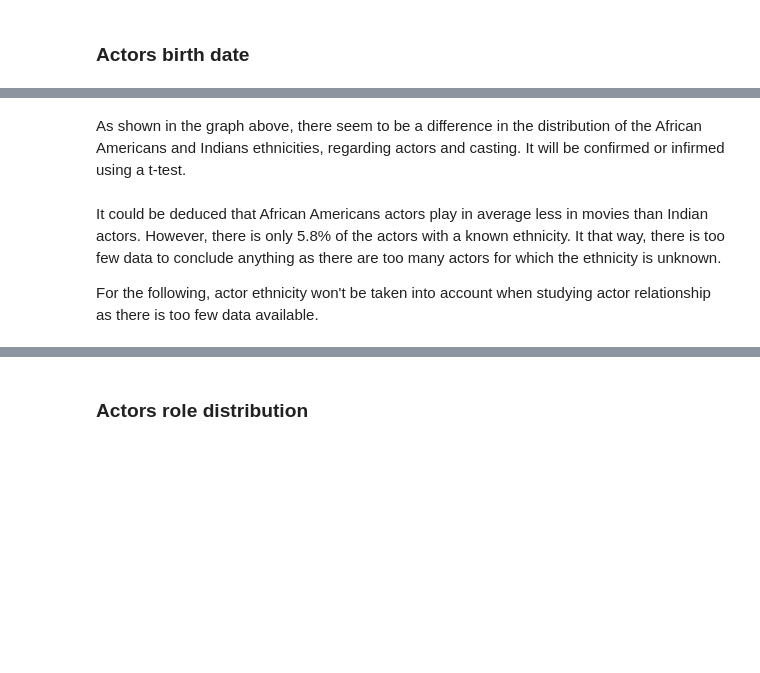
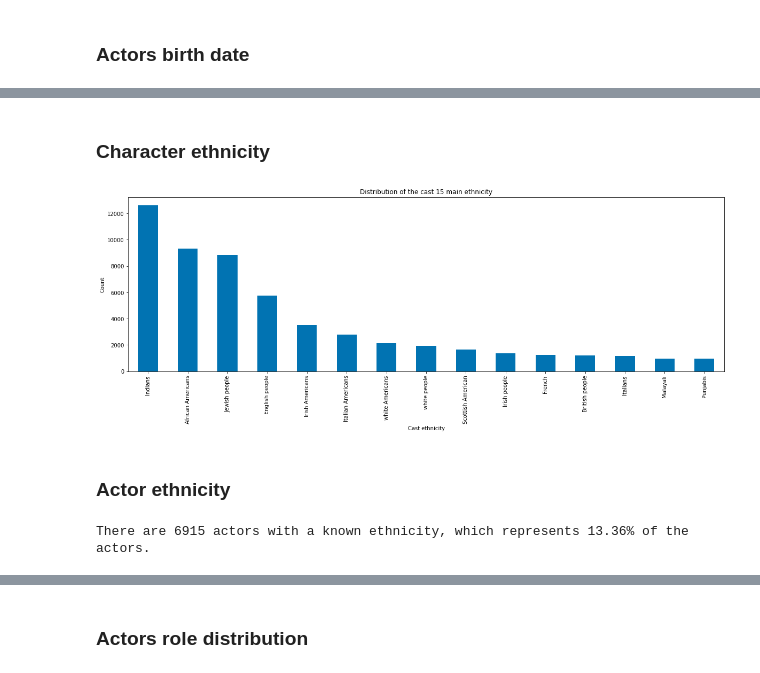
Before and after one commit to epfl-ada/ada-2022-project-dadalife, a Jupyter notebook: ADA_CMU.ipynb, the cells around one changed output, grey strips where cells are left out. Saved outputs shown, nothing was run; the diff lists cells and outputs as text; code cells hidden in the pictures; blank space fills up the shorter version.

```diff
--- a/ADA_CMU.ipynb
+++ b/ADA_CMU.ipynb
@@ -196,0 +214,31 @@ df_chars['actor_ethnicity'] = df_chars['actor_ethnicity'].apply(lambda x: ethnic
+# %%
+dict_ethnicities = {}
+def map_ethnicities(arr_ethn):
+    for x in arr_ethn[1:]:
+        time.sleep(1)
+        x = x.split('/')[2]
+        query = 'https://query.wikidata.org/bigdata/namespace/wdq/sparql?format=json&query=PREFIX%20wd%3A%20%3Chttp%3A%2F%2Fwww.wikidata.org%2Fentity%2F%3E%0APREFIX%20wdt%3A%20%3Chttp%3A%2F%2Fwww.wikidata.org%2Fprop%2Fdirect%2F%3E%0APREFIX%20wikibase%3A%20%3Chttp%3A%2F%2Fwikiba.se%2Fontology%23%3E%0A%0ASELECT%20%20%3Fs%20%3FsLabel%20WHERE%20%7B%0A%20%3Fs%20wdt%3AP646%20%22%2Fm%2F{}%22.%0A%0A%20%20%20SERVICE%20wikibase%3Alabel%20%7B%0A%20%20%20%20bd%3AserviceParam%20wikibase%3Alanguage%20%22en%22%20.%0A%20%20%20%7D%0A%20%7D'.format(x)
+        response_json = requests.get(query).json()['results']['bindings']
+        if len(response_json):
+            value = response_json[0]['sLabel']['value']
+            dict_ethnicities.update({'/m/'+x: value})
+
+def save_ethnicities():
+    csv_columns = ['freebase_ID', 'value']
+    with open(ETHNICITIES_PATH, 'w', encoding="utf-8") as f:
+        writer_object = csv.writer(f)
+        for key in dict_ethnicities.keys():
+            value = dict_ethnicities[key]
+            writer_object.writerow([key, value])
+        f.close()
+    return
+
+def get_ethnicities():
+    ethnicities = {}
+    with open(ETHNICITIES_PATH, 'r', encoding="utf-8") as f:
+        reader_object = csv.reader(f)
+        for data in reader_object:
+            if data:
+                key, value = data
+                ethnicities.update({key:value})
+    return ethnicities
@@ -196,0 +248,2 @@ df_chars['actor_ethnicity'] = df_chars['actor_ethnicity'].apply(lambda x: ethnic
+# %%
+ethnicities = get_ethnicities()
@@ -334,2 +379,0 @@ plt.show()
-# %% [markdown]
-As shown in the graph above, there seem to be a difference in the distribution of the African Americans and Indians ethnicities, regarding actors and casting. It will be confirmed or infirmed using a t-test.
@@ -340,4 +380,19 @@ stats.ttest_ind(df_actors['actor_ethnicity'].dropna().apply(lambda x: 1 if x ==
-# %% [markdown]
-It could be deduced that African Americans actors play in average less in movies than Indian actors. However, there is only 5.8% of the actors with a known ethnicity. It that way, there is too few data to conclude anything as there are too many actors for which the ethnicity is unknown.
-
-For the following, actor ethnicity won't be taken into account when studying actor relationship as there is too few data available.
+# %% [markdown]
+### Character ethnicity
+# %%
+plt.figure(figsize=(20, 6))
+nb = 15
+df_chars['actor_ethnicity'].value_counts()[:nb].plot(kind='bar', color=BLUE)
+plt.ylabel("Count")
+plt.xlabel("Cast ethnicity")
+plt.title("Distribution of the cast {} main ethnicity".format(nb))
+plt.show()
+# %% [output]
+[figure, added]
+# %% [markdown]
+### Actor ethnicity
+# %%
+nb_actors_with_ethnicity = df_actors['actor_ethnicity'].value_counts().sum()
+print("There are {} actors with a known ethnicity, which represents {:.2f}% of the actors.".format(nb_actors_with_ethnicity, nb_actors_with_ethnicity/nb_actors*100))
+# %% [output]
+There are 6915 actors with a known ethnicity, which represents 13.36% of the actors.
```
Also changed, not shown: parts of 73 cells of this notebook.
